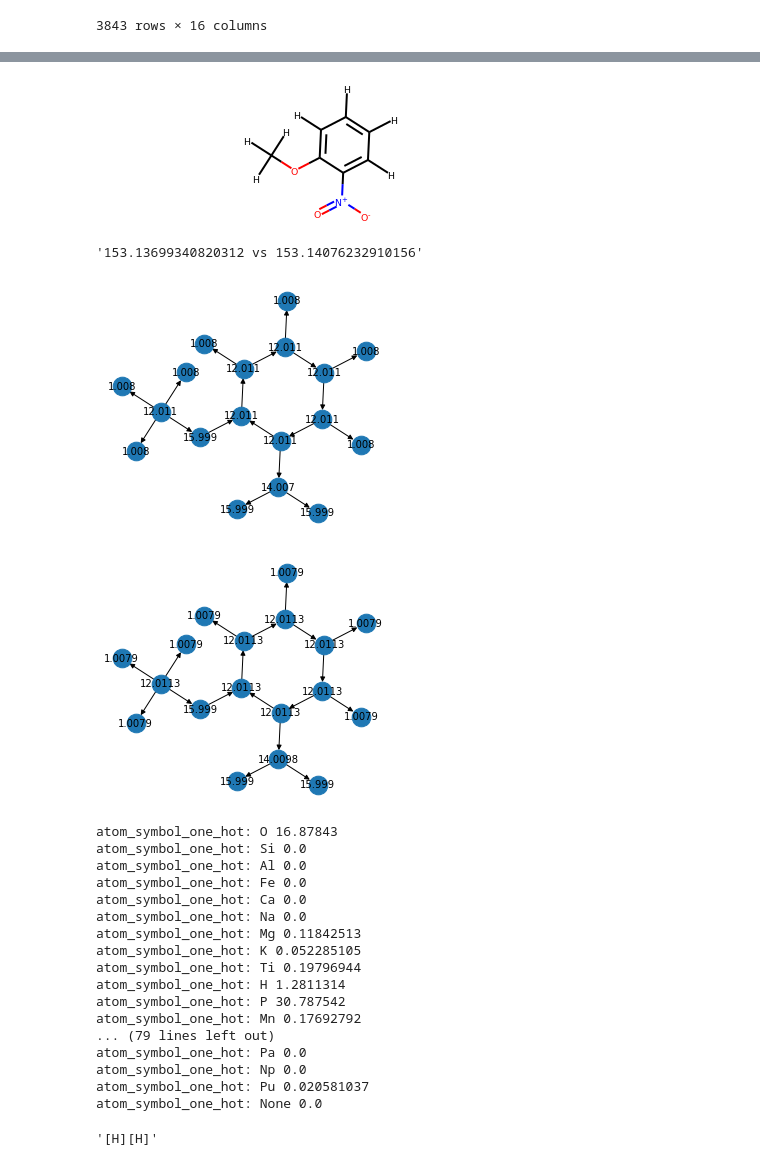
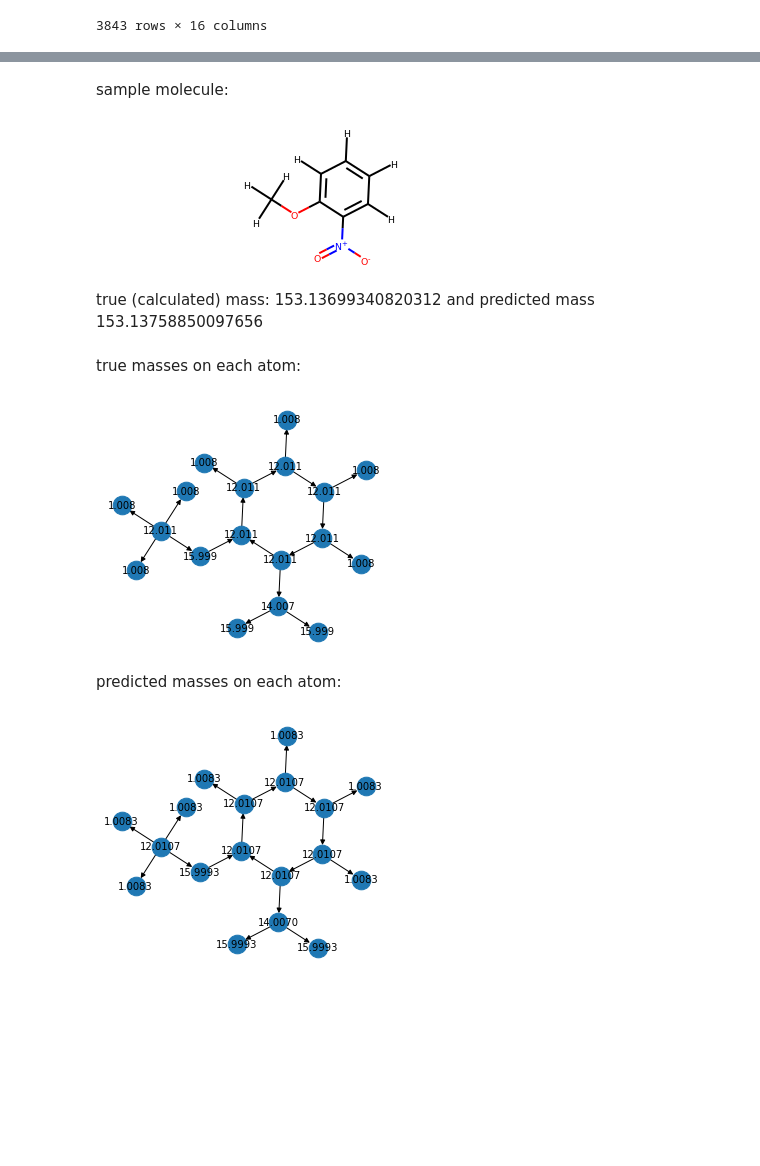
Before and after one commit to JulianKimmig/molNet, a Jupyter notebook: dev/black_box/notebooks/Untitled.ipynb, the cells around one changed output, grey strips where cells are left out. Saved outputs shown, nothing was run; the diff lists cells and outputs as text; code cells hidden in the pictures; blank space fills up the shorter version.

```diff
--- a/dev/black_box/notebooks/Untitled.ipynb
+++ b/dev/black_box/notebooks/Untitled.ipynb
@@ -204,8 +304,16 @@ dataset["SMILES"] = dataset['rd_mol'].apply(lambda s: Chem.MolToSmiles(s))
 dataset["molar_mass"] = dataset['rd_mol'].apply(lambda mol: Chem.Descriptors.MolWt(mol))
 dataset = dataset.rename({'PREFERRED_NAME':'name'},axis=1)
 
-
+from molNet.featurizer.atom_featurizer import atom_symbol_one_hot_from_set
+c_atom_symbol_featurizer = atom_symbol_one_hot_from_set(dataset["rd_mol"],only_mass=True)
 dataset
+c_atom_symbol_featurizer.describe_features()
+#for i,data in dataset.iterrows():
+#    for atom in data["rd_mol"].GetAtoms():
+#        if atom.GetSymbol()=="*":
+#            display(data["rd_mol"])
+#            display(data)
+            break
 # %% [output]
 |  | DTXSID | name | CASRN | INCHIKEY | IUPAC_NAME | SMILES | INCHI_STRING | MOLECULAR_FORMULA | ... |
 | 0 | DTXSID7020009 | Acetonitrile | 75-05-8 | WEVYAHXRMPXWCK-UHFFFAOYSA-N | Acetonitrile | CC#N | InChI=1S/C2H3N/c1-2-3/h1H3 | C2H3N | ... |
@@ -361,10 +496,10 @@ class MolWeigtFromTypeModel(pl.LightningModule):
 loader = PytorchGeomMolGraphFromDfLoader(dataset,smiles_column='SMILES',additional_data=['name'],#"all",
                                      y_properties=["molar_mass"],
                                      seed=2,
-                                     to_graph_params={"atom_featurizer":atom_symbol_one_hot,"with_mol_graph":True},
+                                     to_graph_params={"atom_featurizer":c_atom_symbol_featurizer,"with_mol_graph":True},
                                     batch_size=32,#num_workers=4
                                     )
-model = MolWeigtFromTypeModel(in_size=len(atom_symbol_one_hot))
+model = MolWeigtFromTypeModel(in_size=len(c_atom_symbol_featurizer))
 
 model,data = default_model_run("MolWeigtFromTypeModel",model,loader,
                   force_run=True,#min_epochs=15
@@ -382,23 +517,29 @@ test_batch=iter(torch_geometric.data.DataLoader([test_data])).next()
 [figure]
 # %%
 from rdkit.Chem.Draw import SimilarityMaps
+display(md("sample molecule:"))
 display(test_data.mol_graph.mol)
-
+''
 #model.gcn.cached=True
 prec=4
 
-display("{} vs {}".format(test_data.y[0][0],model(test_batch)[0][0]))
+display(md("true (calculated) mass: {} and predicted mass {}".format(test_data.y[0][0],model(test_batch)[0][0])))
 target_graph = [atom.GetMass() for atom in test_data.mol_graph.mol.GetAtoms()]
 l = [np.format_float_positional(c,precision=prec) for c in target_graph]
+display(md("true masses on each atom:"))
 display(Image(test_data.mol_graph.get_png(labels=l)))
 
 conv = test_batch.x.detach().numpy()#.flatten()
 conv=np.argmax(conv,axis=1)
 conv = model.pool_nn.weight[0][conv].detach().numpy()
+display(md("predicted masses on each atom:"))
 l = [np.format_float_positional(c,precision=prec) for c in conv]
 display(Image(test_data.mol_graph.get_png(labels=l)))
 # %% [output]
+sample molecule:
 [figure]
-'153.13699340820312 vs 153.14076232910156'
+true (calculated) mass: 153.13699340820312 and predicted mass 153.13758850097656
+true masses on each atom:
 [figure]
+predicted masses on each atom:
-[figure, old version]
+[figure, new version]
@@ -414,29 +545,0 @@ coll_dict
-# %%
-in_feat_titles = test_data.atom_featurizer.describe_features()
-feat_weights = list(model.gcn.parameters())[0].detach().numpy()[:,0]
-for i in range(feat_weights.shape[0]):
-    print(in_feat_titles[i],feat_weights[i])
-#for parameter in model.gcn.parameters():
-#    print(parameter,len(parameter))
-# %% [output]
-atom_symbol_one_hot: O 16.87843
-atom_symbol_one_hot: Si 0.0
-atom_symbol_one_hot: Al 0.0
-atom_symbol_one_hot: Fe 0.0
-atom_symbol_one_hot: Ca 0.0
-atom_symbol_one_hot: Na 0.0
-atom_symbol_one_hot: Mg 0.11842513
-atom_symbol_one_hot: K 0.052285105
-atom_symbol_one_hot: Ti 0.19796944
-atom_symbol_one_hot: H 1.2811314
-atom_symbol_one_hot: P 30.787542
-atom_symbol_one_hot: Mn 0.17692792
-... (79 lines left out)
-atom_symbol_one_hot: Pa 0.0
-atom_symbol_one_hot: Np 0.0
-atom_symbol_one_hot: Pu 0.020581037
-atom_symbol_one_hot: None 0.0
-# %%
-TEST_SMILES
-# %% [output]
-'[H][H]'
```
Also changed, not shown: parts of 23 cells of this notebook.
